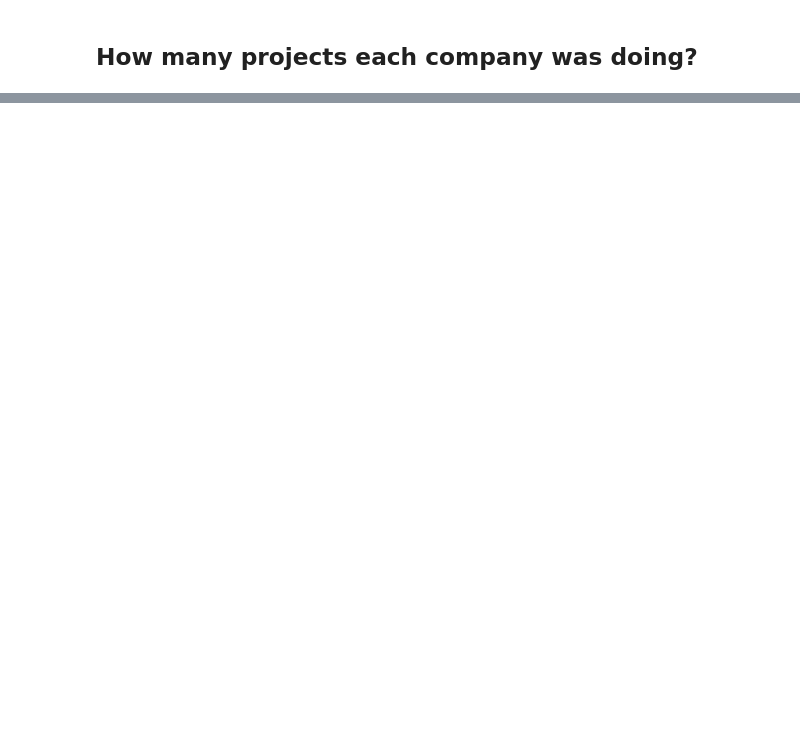
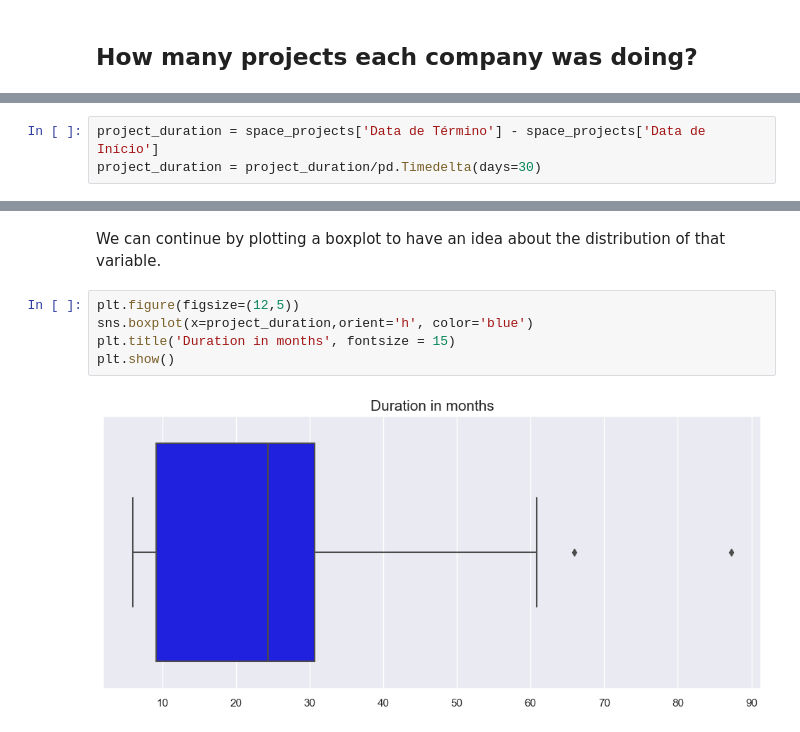
Before and after one commit to alessandro-avancini/AEB-government-funded-space-projects, a Jupyter notebook: project-rework-government-funded-space-projects.ipynb, the cells around one changed output, grey strips where cells are left out. Drawn from its saved outputs; the diff is of its cells as text; blank space fills up the shorter version.

```diff
--- a/project-rework-government-funded-space-projects.ipynb
+++ b/project-rework-government-funded-space-projects.ipynb
@@ -153,0 +194,3 @@ plt.show()
+# %%
+project_duration = space_projects['Data de Término'] - space_projects['Data de Início']
+project_duration = project_duration/pd.Timedelta(days=30)
@@ -153,0 +213,9 @@ plt.show()
+# %% [markdown]
+We can continue by plotting a boxplot to have an idea about the distribution of that variable.
+# %%
+plt.figure(figsize=(12,5))
+sns.boxplot(x=project_duration,orient='h', color='blue')
+plt.title('Duration in months', fontsize = 15)
+plt.show()
+# %% [output]
+[figure, added]
```
Also changed, not shown: parts of 24 cells of this notebook.
